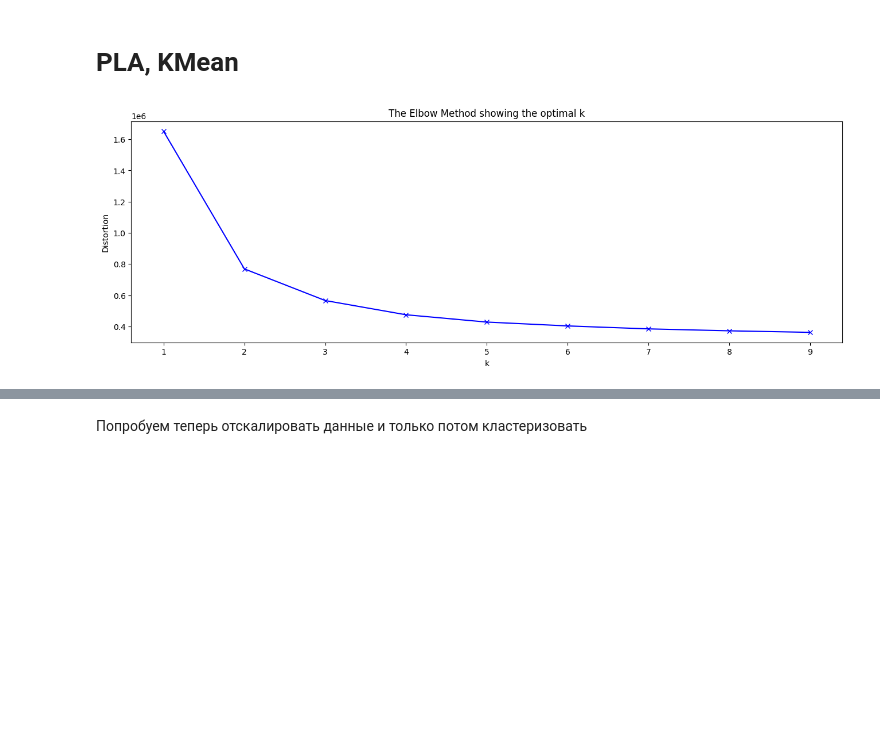
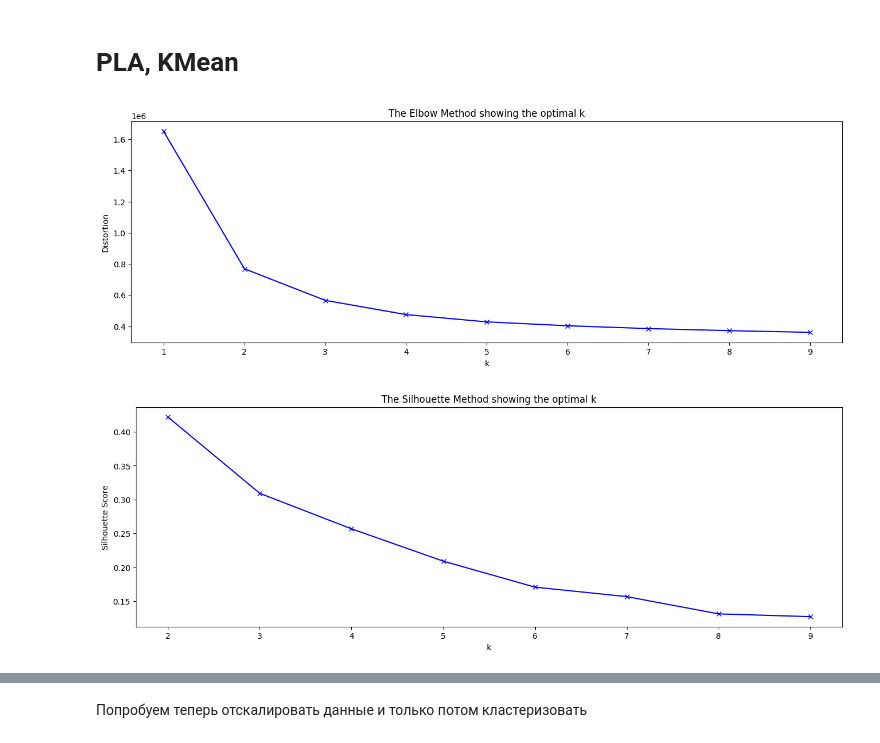
Before and after one commit to AndreyKondakovGW/TimeSeriesClusterization, a Jupyter notebook: methods/test_kmean.ipynb, the cells around one changed output, grey strips where cells are left out. Saved outputs shown, nothing was run; the diff lists cells and outputs as text; code cells hidden in the pictures; blank space fills up the shorter version.

```diff
--- a/methods/test_kmean.ipynb
+++ b/methods/test_kmean.ipynb
@@ -32,15 +32,23 @@ app_data = get_pla_approximation(synthesis_data, num_periods=20)
 # %%
 K = 10
 elbow_data = elbow_method(app_data, max_num_clusters=K)
+silhouette_data = silhouette_method(app_data, max_num_clusters=K)
 
 plt.figure(figsize=(16,5))
 plt.plot(range(1,K), elbow_data, 'bx-')
 plt.xlabel('k')
 plt.ylabel('Distortion')
 plt.title('The Elbow Method showing the optimal k')
+
+plt.figure(figsize=(16,5))
+plt.plot(range(2,K), silhouette_data, 'bx-')
+plt.xlabel('k')
+plt.ylabel('Silhouette Score')
+plt.title('The Silhouette Method showing the optimal k')
 plt.show()
 # %% [output]
 [figure]
+[figure, added]
 # %%
 from src.plotting.plot_time_series import plot_timeseries, plot_timeseries_clusters
 
```
Also changed, not shown: parts of 11 cells of this notebook, 3 other files.
